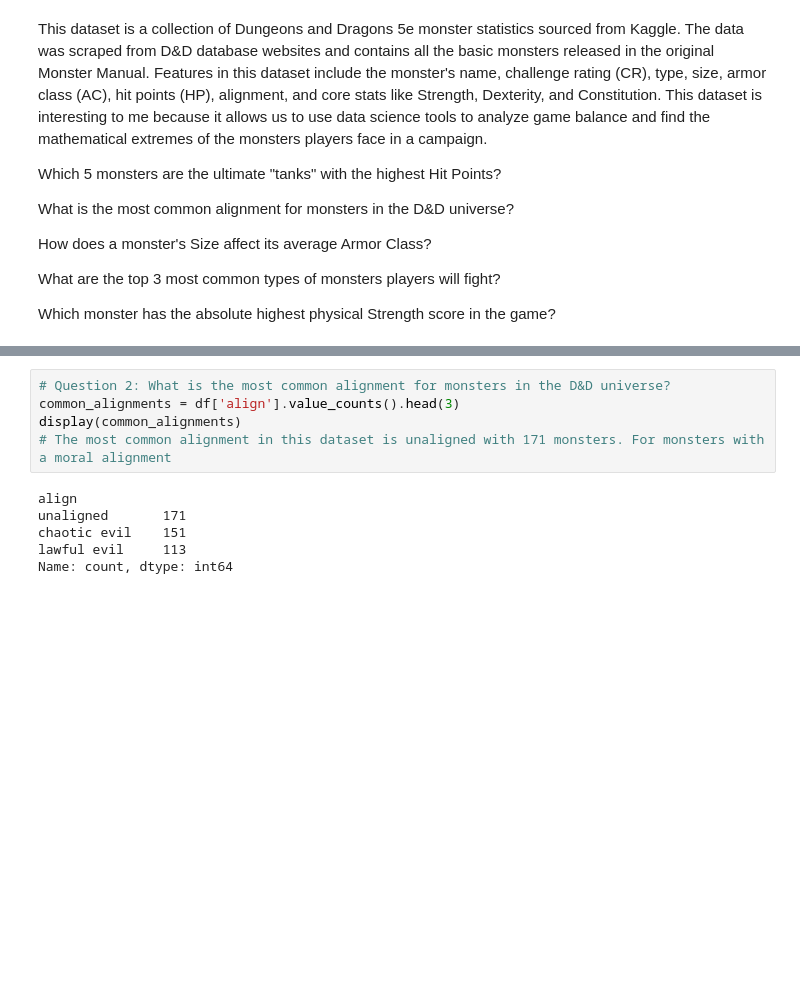
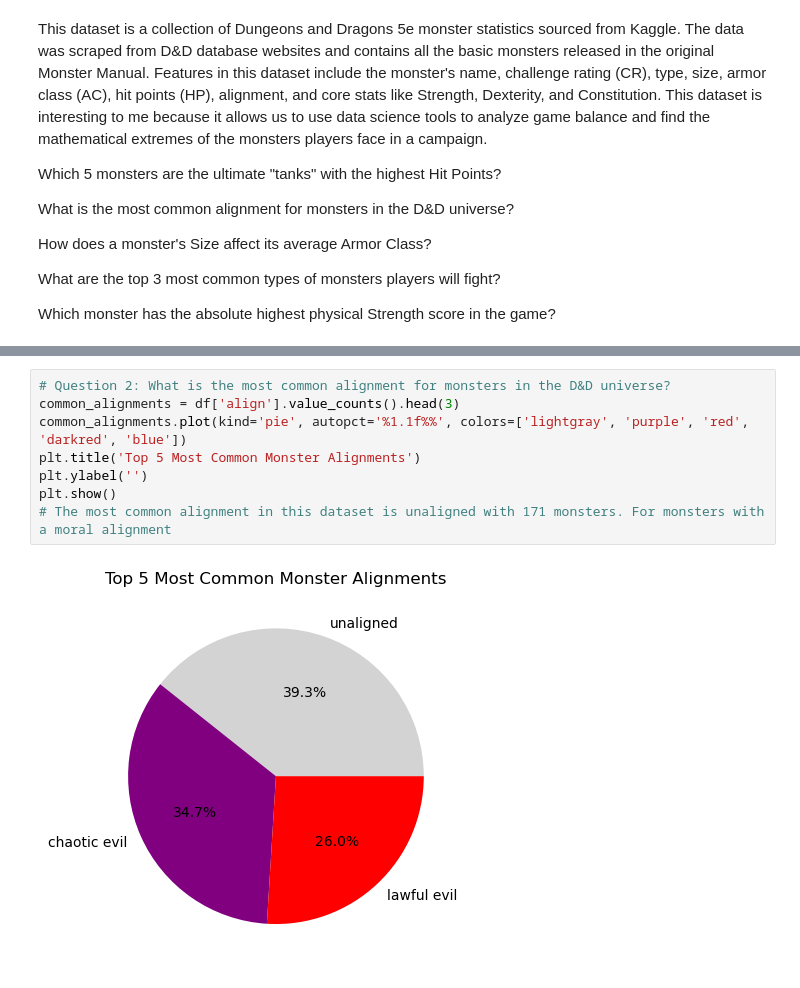
Before and after one commit to Cole0000/Data_Visualization_And_Modeling_Online, a Jupyter notebook: Lab/1.5 Intro to Python and Pandas Lab.ipynb, the cells around one changed output, grey strips where cells are left out. Cells and saved outputs as stored; diff of their text form; blank space fills up the shorter version.

```diff
--- a/Lab/1.5 Intro to Python and Pandas Lab.ipynb
+++ b/Lab/1.5 Intro to Python and Pandas Lab.ipynb
@@ -40,14 +41,13 @@ display(highest_hp[['name', 'type', 'hp']])
 # %%
 # Question 2: What is the most common alignment for monsters in the D&D universe?
 common_alignments = df['align'].value_counts().head(3)
-display(common_alignments)
+common_alignments.plot(kind='pie', autopct='%1.1f%%', colors=['lightgray', 'purple', 'red', 'darkred', 'blue'])
+plt.title('Top 5 Most Common Monster Alignments')
+plt.ylabel('')
+plt.show()
 # The most common alignment in this dataset is unaligned with 171 monsters. For monsters with a moral alignment
 # %% [output]
-align
-unaligned       171
-chaotic evil    151
-lawful evil     113
-Name: count, dtype: int64
+[figure, added]
 # %%
 # Question 3: How does a monster's Size affect its average Armor Class (AC)?
 size_ac = df.groupby('size')['ac'].mean().sort_values(ascending=False)
```
Also changed, not shown: parts of 5 cells of this notebook.
